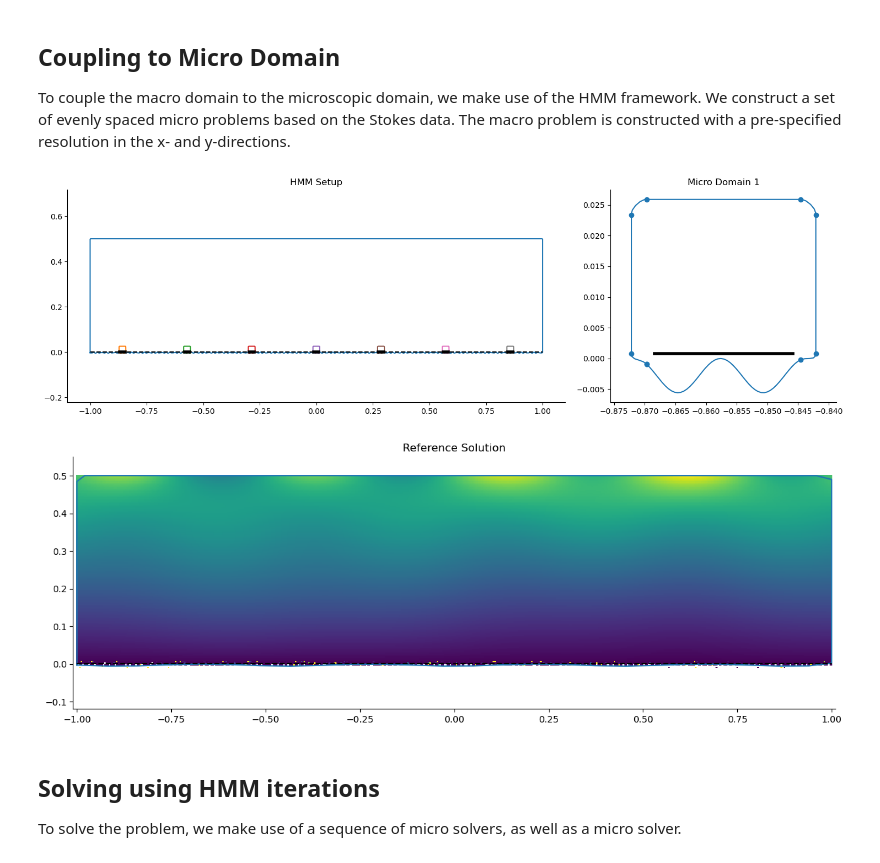
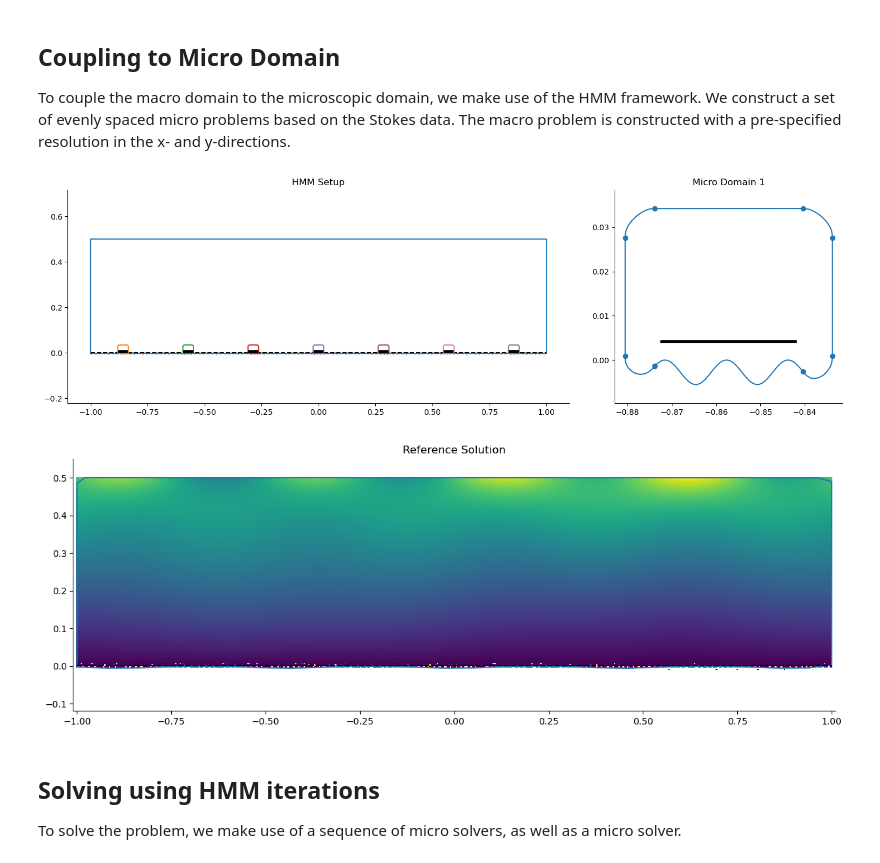
Before and after one commit to emastr/deep-micro-slip-model, a Jupyter notebook: notebooks/part30_paper_runs/epsilon_scaling/part30_HMM_ml_channel_flow.ipynb, the cells around one changed output. Cells and saved outputs as stored; diff of their text form; code cells hidden in the pictures.

```diff
--- a/notebooks/part30_paper_runs/epsilon_scaling/part30_HMM_ml_channel_flow.ipynb
+++ b/notebooks/part30_paper_runs/epsilon_scaling/part30_HMM_ml_channel_flow.ipynb
@@ -117,14 +117,14 @@ macro_0 = StokesMacProb(data, lambda x,a: fft_interp(x, a, dom=dom[0])) # For co
 ###################
 
 nMic =7 #freq_g*2+1#2*(round(Lx/(30*eps)) // 2) + 1 # 15 # 15 #nMic*2 +1
-yDim_reduce=21
-xDim_reduce=21
-width=9*eps #5*eps #3
+yDim_reduce=51
+xDim_reduce=51
+width=12*eps #5*eps #3
 height=width*1. #3
 n_refine=0
 #xPos = np.linspace(dom[0][0]+4*eps, dom[0][1]-4*eps, nMic)-2*eps
 xPos = np.linspace(dom[0][0], dom[0][1], nMic+1)[1:] - width/2 - Lx / nMic/2
-micros = [StokesMicProb(data, x, width, height, linePos=0.00, deg_project=8, logger=logger,
+micros = [StokesMicProb(data, x, width, height, linePos=0.1, deg_project=8, logger=logger,
                         n_refine=n_refine, xDim_reduce=xDim_reduce, yDim_reduce=yDim_reduce) for x in xPos]
 
 ###################
@@ -133,34 +133,34 @@ conv_checker = ConvergenceChecker(macro, micros, tol=tol)
 hmm_prob = StokesHMMProblem(macro, micros, data, convergence_checker=conv_checker)
 
 ###################
 ## PLOT ##
 plt.figure(figsize=(18,5))
 
 
 plt.subplot2grid((1, 3), (0, 0), 1, 2)
 plt.title("HMM Setup")
 hmm_prob.plot(plt.gca())
 plt.axis("Equal")
 remove_top_right_axes(plt.gca())
 
 plt.subplot2grid((1, 3), (0, 2), 1, 1)
 plt.title("Micro Domain 1")
 micros[0].plot(plt.gca(), showsegments=True)
 plt.axis("Equal")
 remove_top_right_axes(plt.gca())
 
 # Plot
 
 vmin, vmax= 0, .7
 plt.figure(figsize=(15,5))
 plt.title("Reference Solution")
 plt.pcolormesh(X, Y, Uc, vmin=vmin, vmax=vmax)
 data.plot(plt.gca())
 plt.axis("equal")
 remove_top_right_axes(plt.gca())
 plt.ylim([dom[1][0]-0.12, dom[1][1]+0.05])
 # %% [output]
-[figure, old version]
+[figure, new version]
 [figure]
 # %% [markdown]
 ## Solving using HMM iterations
```
Also changed, not shown: parts of 10 cells of this notebook, 12 other files.
